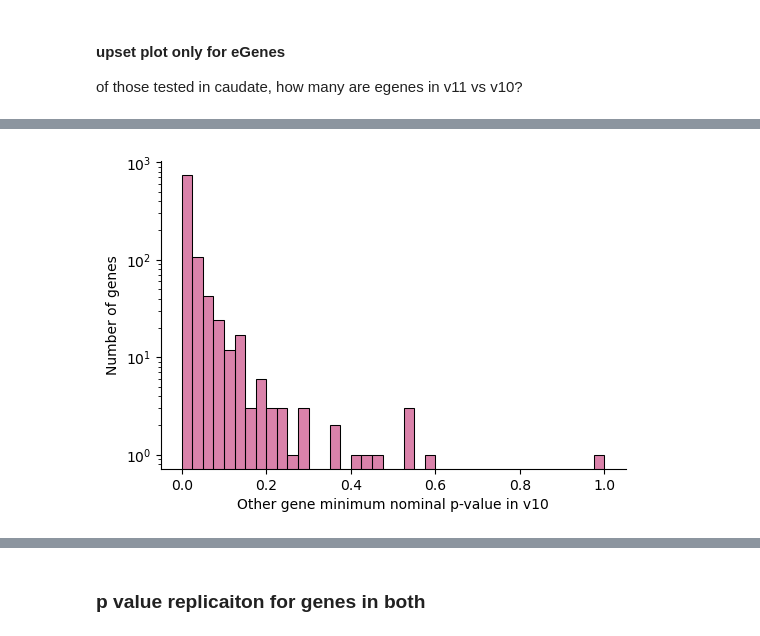
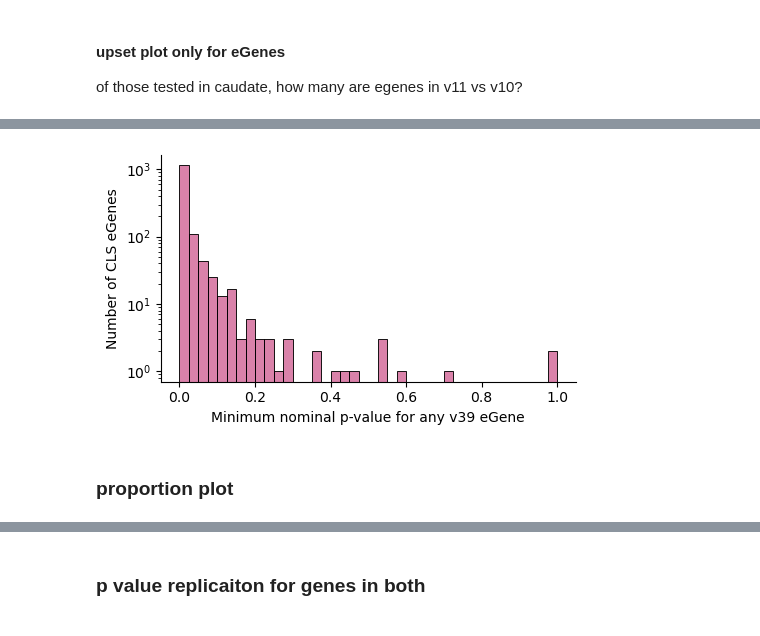
Before and after one commit to danielnachun/gtex-gencode47, a Jupyter notebook: notebooks/compare_qtls.ipynb, the cells around one changed output, grey strips where cells are left out. Saved outputs shown, nothing was run; the diff lists cells and outputs as text; code cells hidden in the pictures.

```diff
--- a/notebooks/compare_qtls.ipynb
+++ b/notebooks/compare_qtls.ipynb
@@ -124,6 +128,6 @@ overall: 0.9829901521933752
 # %%
 # which ones fail to replicate?
-replication_failures = qtls_in_both[(qtls_in_both['signifigant_e_v10'] & ~(qtls_in_both['signifigant_e_v11']))]
+replication_failures = qtls[(qtls['signifigant_e_v10'] & ~(qtls['signifigant_e_v11']))]
 print(len(replication_failures[~(replication_failures['gene_id_v47'].isin(v11_eqtl['gene_id']))]))
-replication_failures['gene_type'].value_counts()
+replication_failures['gene_type_grouped'].value_counts()
 # %% [output]
@@ -338,0 +432,30 @@ Text(0.5, 0, 'eGenes\n(signifigant at FDR 5%)')
+# %%
+# rename for upset plot
+upset_sig_e = qtls[qtls['is_tested_e']].set_index('signifigant_e_v10').set_index('signifigant_e_v11', append=True)
+upset_sig_e.index.set_names(['eGene in v39', 'eGene in v47'], inplace=True)
+
+qtls['sig_label'] = np.where((qtls['signifigant_e_v10']) & (qtls['signifigant_e_v11']), 2,
+                             np.where(qtls['signifigant_e_v11'], 1,
+                                      np.where(qtls['signifigant_e_v10'], 0, 3)))
+
+fig = plt.figure(figsize=(6, 4))
+upset = up.UpSet(upset_sig_e, intersection_plot_elements=4, totals_plot_elements=0, show_counts=True,
+                 element_size=None, sort_by='cardinality', min_subset_size=0, orientation='vertical')
+
+plot_result = upset.plot(fig=fig)
+bar_ax = plot_result['intersections']
+bar_ax.clear()
+qtls['simplified_match_level'] = np.where(qtls['gene_id_v39'].isna(), 'new in v47', np.where(qtls['gene_id_v47'].isna(), 'lost in v47', 'in both'))
+sns.histplot(qtls[(qtls['is_tested_e']) & ~(qtls['gene_type_grouped'] == 'artifact')], y='sig_label', hue='simplified_match_level', hue_order=['new in v47','in both', 'lost in v47', ],
+              ax=bar_ax, alpha=.7, edgecolor='white', shrink=.8,  discrete=True, multiple='stack', palette=['#b70657', 'grey', 'black'])
+
+# # add numbers to plot
+# for container in bar_ax.containers:
+#     bar_ax.bar_label(container, padding=1, fontsize=8,)
+
+sns.move_legend(bar_ax, "upper right", bbox_to_anchor=(1.7, 1.1), frameon=False, title='')
+legend = bar_ax.get_legend()
+new_labels = [label.get_text().replace('_', ' ') for label in legend.texts]
+for t, new_label in zip(legend.texts, new_labels):
+    t.set_text(new_label)
+bar_ax.set_xlabel('Genes\n(expressed in Caudate)')
@@ -339,6 +495,6 @@ Text(0.5, 0, 'eGenes\n(signifigant at FDR 5%)')
 # %%
 # p values for other v10 genes for the new gene qlts
-new_eqtls = qtls[(qtls['signifigant_e_v11']) & (qtls['match_level'].isin(['unique_v47', 'partial_match']))]
+new_eqtls = qtls[(qtls['signifigant_e_v11']) & ~(qtls['signifigant_e_v10'])]
 # %%
 min_pval_nominal=[]
 v10_dir_path = 'data/other_references/v10/qtls/GTEx_Analysis_v10_eQTL_all_associations'
@@ -364,12 +520,15 @@ new_eqtls = pd.merge(gencode_ids[['gene_id_v39', 'gene_type_grouped']].drop_dupl
 # %%
 # show the distirbution of minimum p values for all the new qtls
-fig, ax = plt.subplots(figsize=(6, 4))
+fig, ax = plt.subplots(figsize=(5, 3))
 
-sns.histplot(new_eqtls, x='pval_nominal', ax=ax, bins=40,
+sns.histplot(new_eqtls[new_eqtls['gene_id_v39'].isna()], x='pval_nominal', ax=ax, bins=40,
              multiple='dodge', color='#b70657', alpha=.5)
 ax.set_yscale('log')
-ax.set_xlabel('Other gene minimum nominal p-value in v10')
-ax.set_ylabel('Number of genes')
+ax.set_xlabel('Minimum nominal p-value for any v39 eGene')
+ax.set_ylabel('Number of CLS eGenes')
 ax.spines[['top', 'right']].set_visible(False)
+fig.tight_layout()
 # %% [output]
-[figure, old version]
+[figure, new version]
+# %% [markdown]
+### proportion plot
```
Also changed, not shown: parts of 27 cells of this notebook, 4 other files.
